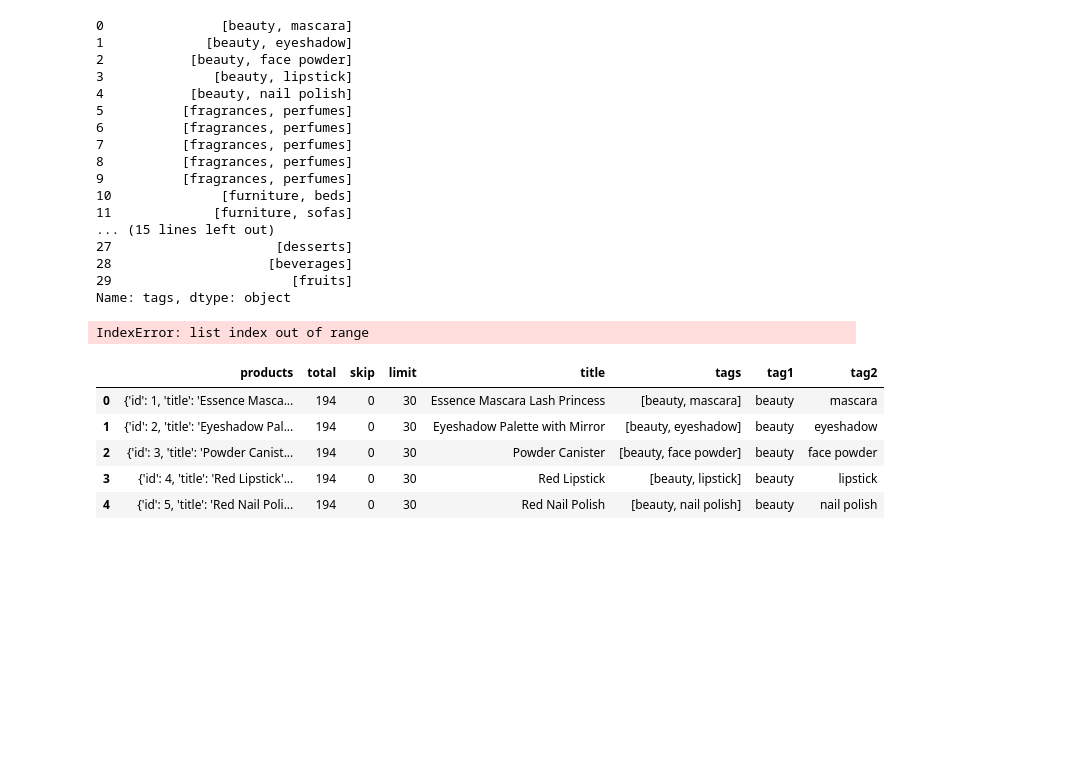
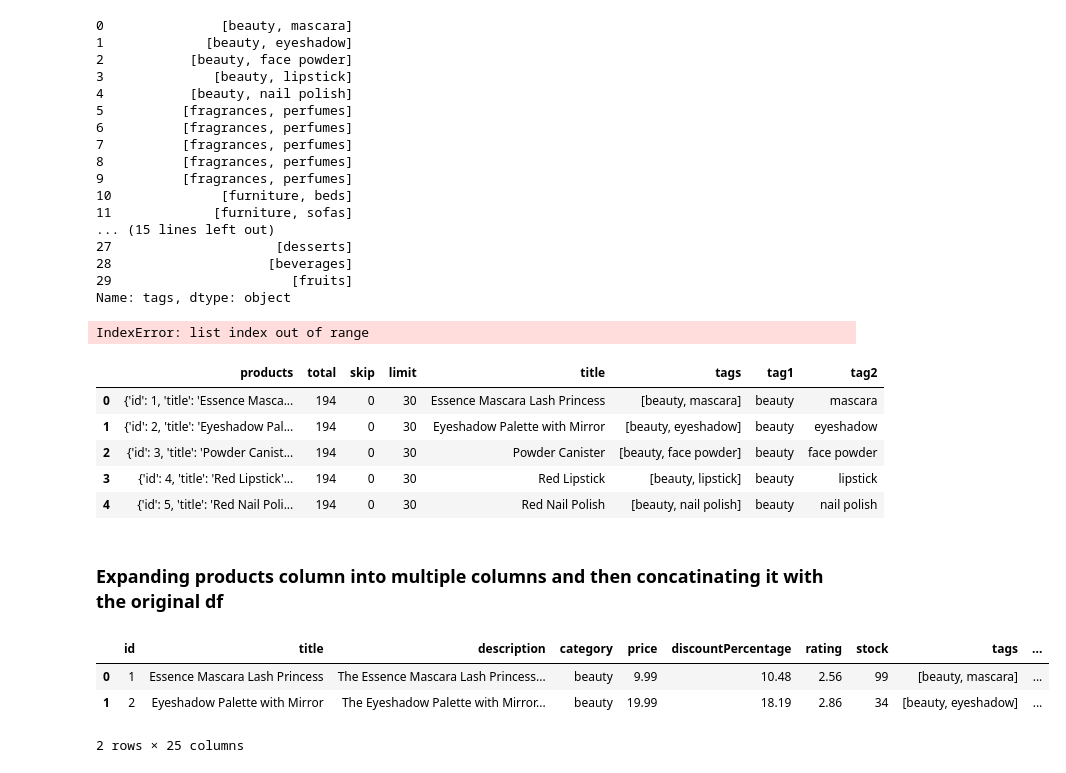
Before and after one commit to theaditya24/COMPLETE-PYTHON-FOR-DATA-ANALYTICS, a Jupyter notebook: API.ipynb, the cells around one changed output. Saved outputs shown, nothing was run; the diff lists cells and outputs as text; code cells hidden in the pictures; blank space fills up the shorter version.

```diff
--- a/API.ipynb
+++ b/API.ipynb
@@ -236,3 +391,16 @@ df2.head()
 | 2 | {'id': 3, 'title': 'Powder Canist... | 194 | 0 | 30 | Powder Canister | [beauty, face powder] | beauty | face powder |
 | 3 | {'id': 4, 'title': 'Red Lipstick'... | 194 | 0 | 30 | Red Lipstick | [beauty, lipstick] | beauty | lipstick |
 | 4 | {'id': 5, 'title': 'Red Nail Poli... | 194 | 0 | 30 | Red Nail Polish | [beauty, nail polish] | beauty | nail polish |
+# %% [markdown]
+### Expanding products column into multiple columns and then concatinating it with the original df
+# %%
+products = df2["products"].apply(pd.Series)
+
+df2 = pd.concat([products, df2[["total", "skip", "limit"]]], axis=1)
+# %%
+df2.head(2)
+# %% [output]
+|  | id | title | description | category | price | discountPercentage | rating | stock | tags | ... |
+| 0 | 1 | Essence Mascara Lash Princess | The Essence Mascara Lash Princess... | beauty | 9.99 | 10.48 | 2.56 | 99 | [beauty, mascara] | ... |
+| 1 | 2 | Eyeshadow Palette with Mirror | The Eyeshadow Palette with Mirror... | beauty | 19.99 | 18.19 | 2.86 | 34 | [beauty, eyeshadow] | ... |
+2 rows × 25 columns
```
Also changed, not shown: parts of 26 cells of this notebook.
